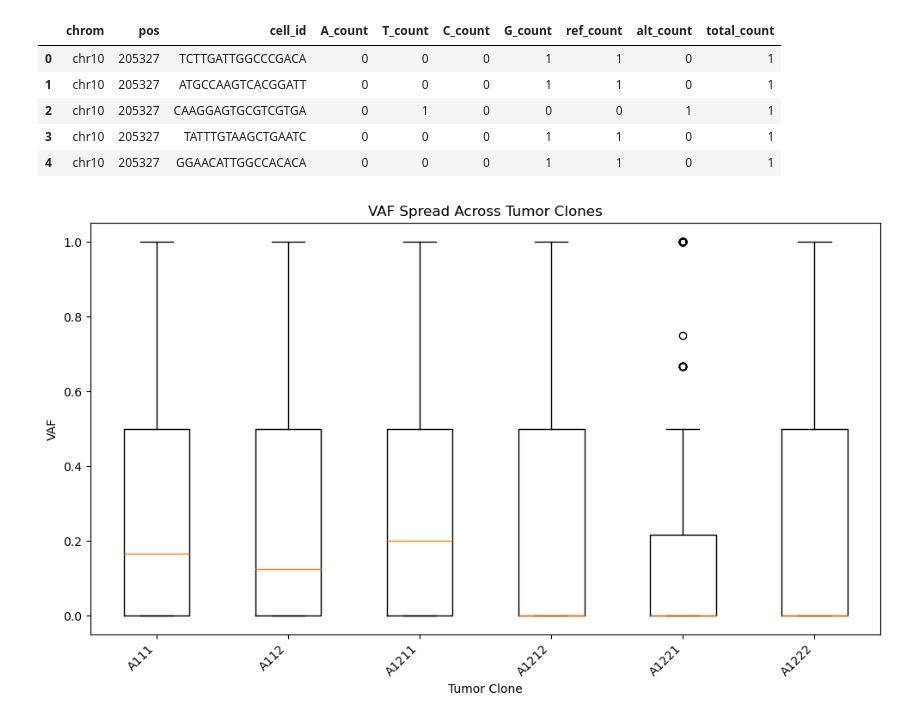
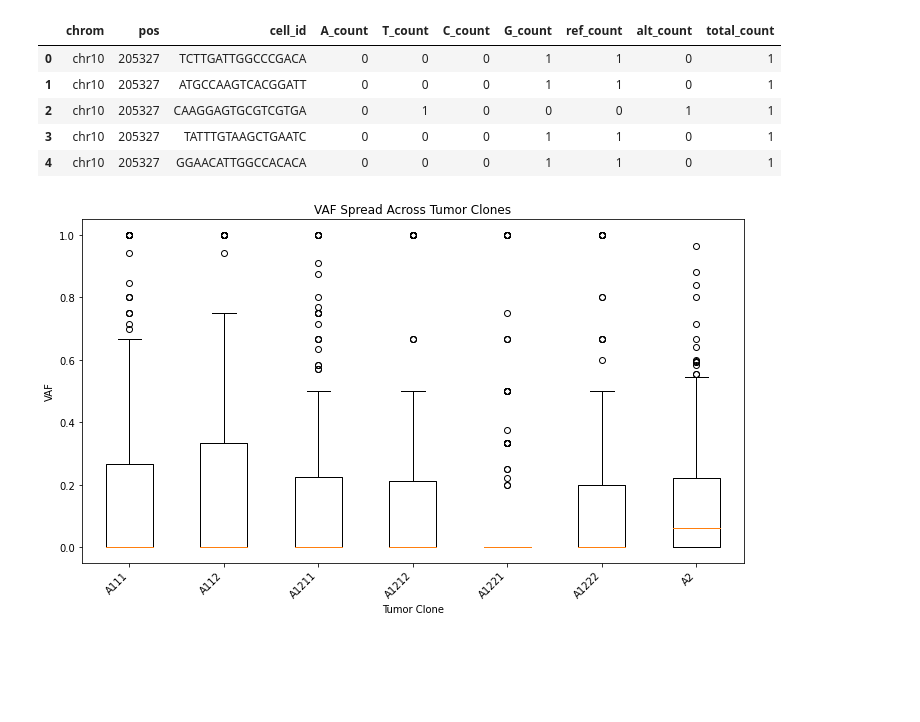
Before and after one commit to nissimranade/Multinomial_EM, a Jupyter notebook: notebooks/tumor_specific_variant_analysis.ipynb, the cells around one changed output. Cells and saved outputs as stored; diff of their text form; code cells hidden in the pictures; blank space fills up the shorter version.

```diff
--- a/notebooks/tumor_specific_variant_analysis.ipynb
+++ b/notebooks/tumor_specific_variant_analysis.ipynb
@@ -229,5 +311,5 @@ tumor_info
 | 160905 | chrY | 59025486 | AGCTACGTGCAATGTAA | 0 | 0 | 1 | 0 | 1 | 0 | 1 |
 81706 rows × 10 columns
 # %%
-# List all unique (chrom, pos) combinations
-unique_positions = tumor_variants_real[["chrom", "pos"]].drop_duplicates().values.tolist()
+#unique_positions = high_freq_loci
+unique_positions = low_freq_loci
@@ -234,6 +332,6 @@ unique_positions = tumor_variants_real[["chrom", "pos"]].drop_duplicates().value
 # %%
-p = unique_positions[0]
-df = pos_groups.get_group((p[0], p[1]))
+# p = unique_positions[0]
+# df = pos_groups.get_group((p[0], p[1]))
 # %%
 row_list = []
 for p in unique_positions:
@@ -340,0 +498,6 @@ high[high["chrom"]=="chr4"].sort_values(by="variant_frequency", ascending=False)
+# %%
+info_df_grps_dict = {}
+for pop in A_dict.keys():
+    cells = A_dict[pop]['cells']
+    df = tumor_variants_real_lf[tumor_variants_real_lf['cell_id'].isin(cells)]
+    info_df_grps_dict[pop] = df
@@ -340,0 +536,10 @@ high[high["chrom"]=="chr4"].sort_values(by="variant_frequency", ascending=False)
+# %%
+# merge all population variant summaries into a single dataframe
+merged_pop_variant_summary = None
+for pop in variant_summary_df_dict.keys():
+    df = variant_summary_df_dict[pop][["chrom", "pos","total_count", "variant_frequency"]]
+    df = df.rename(columns={"variant_frequency": f"variant_frequency_{pop}", "total_count": f"total_count_{pop}"})
+    if merged_pop_variant_summary is None:
+        merged_pop_variant_summary = df
+    else:
+        merged_pop_variant_summary = merged_pop_variant_summary.merge(df, on=["chrom", "pos"], how="outer")
@@ -368,39 +586,39 @@ unique_positions = well_covered_non_zero_variants[["chrom", "pos"]].drop_duplica
 # %%
 vaf_list = []
 
-for t in tumor_clones:
+for t in A_dict.keys():
     # Get variant data for this tumor clone
 
     tumor_clone_info = tumor_variants_real[tumor_variants_real["cell_id"].isin(A_dict[t]["cells"])]
     #unique_positions = tumor_clone_info[["chrom", "pos"]].drop_duplicates().values.tolist()
 
     vaf_spread = []
     for p in unique_positions:
         try:
             # Get all observations of this variant position across cells in this clone
             df = tumor_clone_info[(tumor_clone_info["chrom"] == p[0]) & (tumor_clone_info["pos"] == p[1])]
             r_count = df["ref_count"].sum()
             a_count = df["alt_count"].sum()
             tot = df["total_count"].sum()
             if tot > 0:  # Avoid division by zero
                 vaf = a_count / tot
                 vaf_spread.append(vaf)
         except:
             continue
 
     vaf_list.append(vaf_spread)  # This should be OUTSIDE the position loop
 
 # Now plot
 plt.figure(figsize=(10, 6))
-plt.boxplot(vaf_list, labels=tumor_clones)
+plt.boxplot(vaf_list, labels=A_dict.keys())
 plt.ylabel("VAF")
 plt.xlabel("Tumor Clone")
 plt.title("VAF Spread Across Tumor Clones")
 plt.xticks(rotation=45, ha='right')
 plt.tight_layout()
 plt.show()
 # %% [output]
-[figure, old version]
+[figure, new version]
 # %%
 for l, v in zip(tumor_clones, vaf_list):
     print(l, len(v))
```
Also changed, not shown: parts of 41 cells of this notebook, 15 other files.
